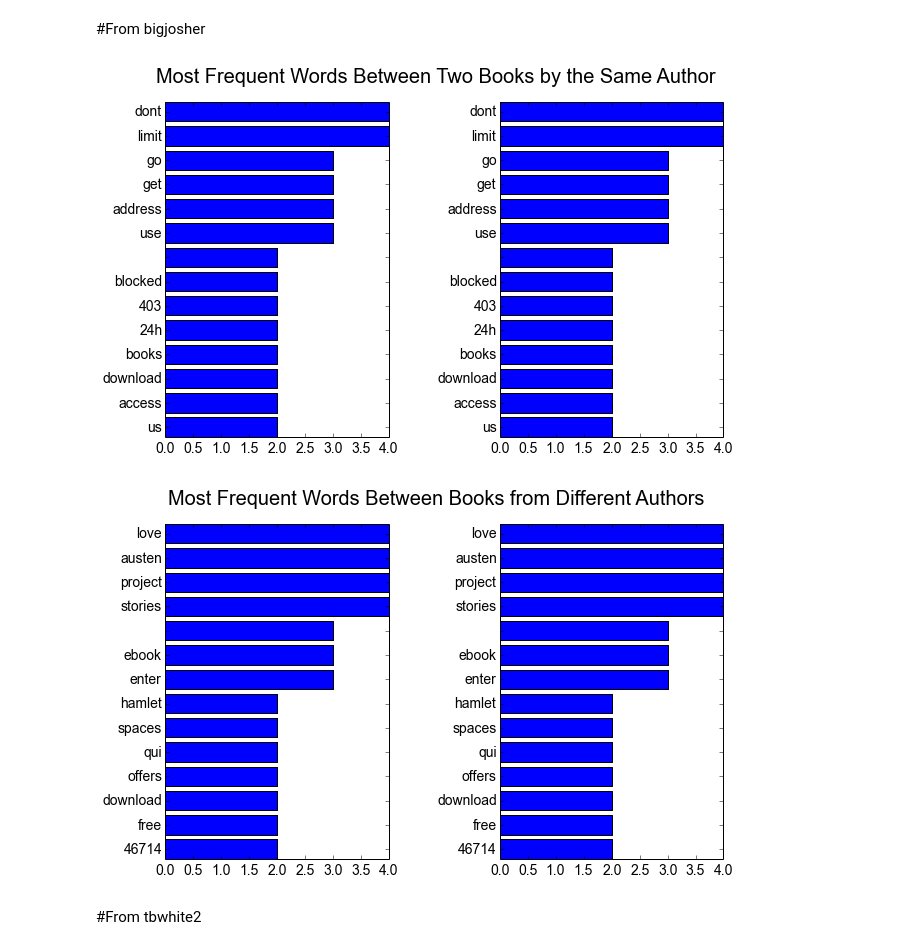
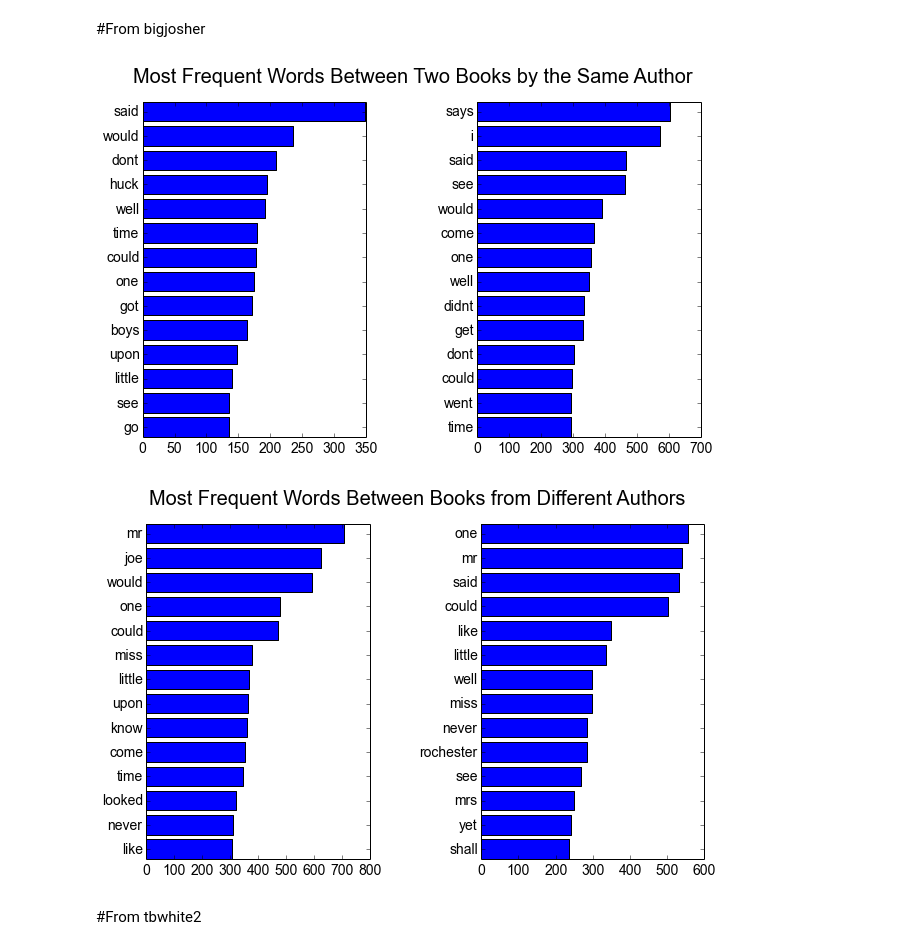
Before and after one commit to fdac/Assignment1, a Jupyter notebook: Solution1.ipynb, the cells around one changed output. Saved outputs shown, nothing was run; the diff lists cells and outputs as text; code cells hidden in the pictures.

```diff
--- a/Solution1.ipynb
+++ b/Solution1.ipynb
@@ -79,6 +79,7 @@ from BeautifulSoup import BeautifulStoneSoup
 from nltk import clean_html
 from collections import Counter
 import operator
+import pymongo, json
 
 # we may not care about the usage of stop words
 nltk .download ('stopwords')
@@ -105,14 +106,27 @@ def cleanWord (w):
     # any character between the brackets [] is to be removed
     return re.sub('[,"\.\'&\|:]', "", w)
 
+def saveUrl (URL):
+    client = pymongo.MongoClient(host="localhost",port=37017)
+    # Get a reference to a particular database
+    db = client['Assignment1']
+    # Reference a particular collection in the database
+    coll = db['texts']
+    check = coll.find_one({'url':URL})
+    if check == None:
+        r = requests .get(URL)
+        check = { 'url' : URL, 'text': json.JSONEncoder ().encode (r.text) }
+        coll.insert( check )
+    #Unjsonify
+    return json.JSONDecoder ().decode (check['text'])
+
 # define a function to get text/clean/calculate frequency
 def get_wf (URL):
     # first get the web page
-    r = requests .get(URL)
-
+    txt = saveUrl (URL)
     # Now clean
     # remove html markup
-    t = cleanHtml (r .text) .lower()
+    t = cleanHtml (txt) .lower()
 
     # split string into an array of words using any sequence of spaces "\s+"
     wds = re .split('\s+',t)
@@ -703,17 +696,18 @@ Extra Credit: I took the three books from problems 1-3 and looked at the probabi
 # %%
 # Mark Twain
 tom_sawyer = "http://www.gutenberg.org/cache/epub/74/pg74.txt"
 huckleberry_finn = "http://www.gutenberg.org/cache/epub/76/pg76.txt"
 (wf_ee, tw_ee) = get_wf(tom_sawyer)
+time.sleep(10)
 (wf_bu, tw_bu) = get_wf(huckleberry_finn)
 
 plotTwoLists (wf_ee, wf_bu, 'Most Frequent Words Between Two Books by the Same Author')
 
 # Oddly, the lower case letter 'i' has the highest frequency in Huckleberry Finn.
 # You'll notice that with the same author most of the high frequent words are the same.
 #   It seems that the ones that differ are probably specific to that book or story (ex. 'huck', 'boys', etc).
 # %% [output]
-[figure, old version]
+[figure, new version]
 # %%
 # Charles Dickens
 great_expectations = "http://www.gutenberg.org/cache/epub/1400/pg1400.txt"
@@ -728,7 +722,7 @@ plotTwoLists (wf_ee, wf_bu, 'Most Frequent Words Between Books from Different Au
 # Notice that 'miss' is used frequently in Great Expectations while 'mrs' is used frequently in Jane Eyre.
 # Similarly, 'said' is used commonly in Great Expectations, while 'says:' and 'says' are used often in Jane Eyre.
 # %% [output]
-[figure, old version]
+[figure, new version]
 # %% [markdown]
 #From tbwhite2
 # %%
```
Also changed, not shown: parts of 48 cells of this notebook.
